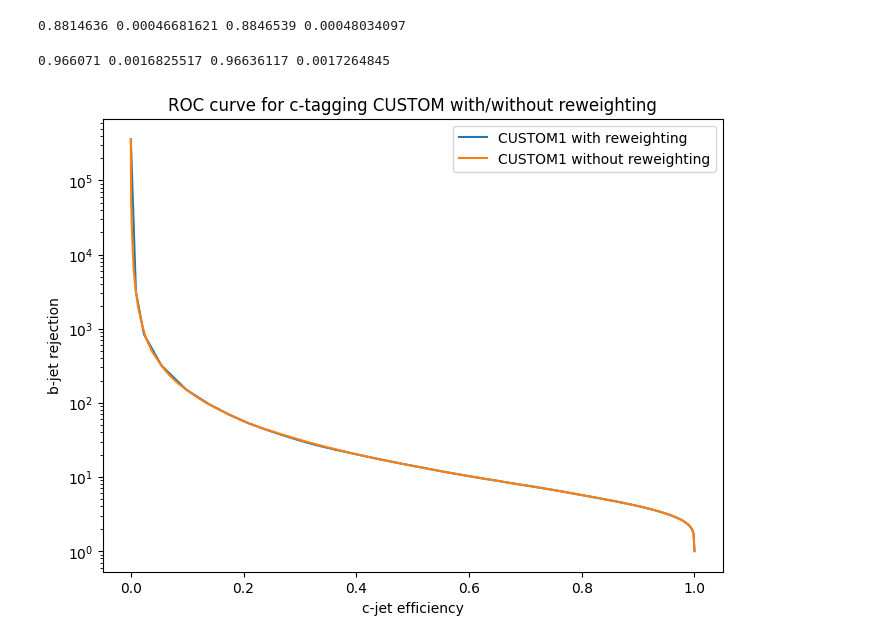
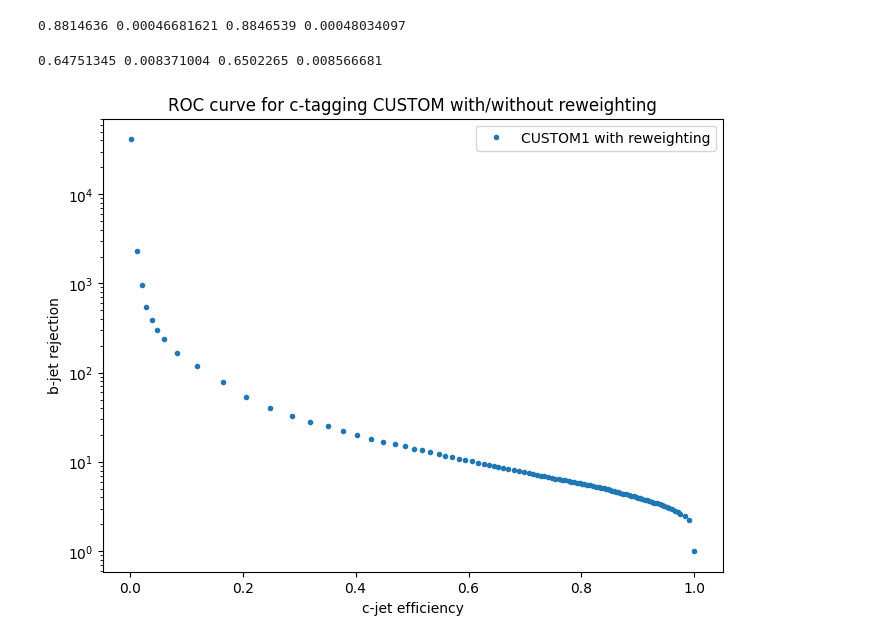
Before and after one commit to hairlessdevil/custom, a Jupyter notebook: custom_proto.ipynb, the cells around one changed output. Saved outputs shown, nothing was run; the diff lists cells and outputs as text; code cells hidden in the pictures.

```diff
--- a/custom_proto.ipynb
+++ b/custom_proto.ipynb
@@ -56,0 +138,7 @@ print(X_vali.shape, y_vali.shape)
+# %%
+#train test split
+X_t, X_test, y_t, y_test = train_test_split(data_X, data_y, train_size=500000, random_state=114514)
+# %%
+#train validation split
+X_train_full, X_vali, y_train_full, y_vali = train_test_split(X_t, y_t, test_size=50000, random_state=114514)
+print(y_vali.shape)
@@ -182,7 +329,7 @@ device = torch.device("cuda" if torch.cuda.is_available() else "cpu")
 print("device:", device)
 
 #set training hyperparameter for training:
-epochs = 3
+epochs = 5
 batch_size = 256
 learning_rate = 3e-3
 
@@ -228,18 +375,18 @@ Finished Epoch 3 , training loss: 0.2906988406410209
 # %%
 pred_lst = []
 with torch.no_grad():
-    model.eval()
+    model_10k.eval()
     for vali_data in dataloader_vali:
         X, y = vali_data[0], vali_data[1]
         y = y.type(torch.FloatTensor)
         X, y = X.float().to(device), y.to(device)
         y = y.view(y.size(0), -1)
-        prediction = model(X)
+        prediction = model_10k(X)
         prediction = prediction.cpu().detach().numpy()
         y = y.cpu().detach().numpy()
         result = np.hstack((prediction,y))
         pred_lst.append(result)
-    model.train()
+    model_10k.train()
 
 pred_label = np.concatenate(pred_lst)
 print(pred_label.shape)
@@ -308,26 +455,26 @@ b_rej_CUSTOM1w = 1/b_eff_CUSTOM1w
 # %%
 b_CUSTOM1 = pred_label[pred_label[:, 1] == 0]
 c_CUSTOM1 = pred_label[pred_label[:, 1] == 1]
 b_len, c_len = b_CUSTOM1.shape[0], c_CUSTOM1.shape[0]
 print(np.max(b_CUSTOM1[:,0]), np.min(b_CUSTOM1[:,0]), np.max(c_CUSTOM1[:,0]), np.min(c_CUSTOM1[:,0]))
 
-thresh_CUSTOM1 = np.linspace(0.0016, 0.966, 100)
+thresh_CUSTOM1 = np.linspace(0.0083, 0.6475, 100)
 b_eff_CUSTOM1 = np.array([np.count_nonzero((b_CUSTOM1[:, 0] > thresh)) for thresh in thresh_CUSTOM1])/b_len
 c_eff_CUSTOM1 = np.array([np.count_nonzero((c_CUSTOM1[:, 0] > thresh)) for thresh in thresh_CUSTOM1])/c_len
 b_rej_CUSTOM1 = 1/b_eff_CUSTOM1
 
 
 plt.figure(figsize=(8,6), dpi=100)
-plt.plot(c_eff_CUSTOM1, b_rej_CUSTOM1, label = "CUSTOM1 with reweighting")
-plt.plot(c_eff_CUSTOM1w, b_rej_CUSTOM1w, label = "CUSTOM1 without reweighting")
+plt.plot(c_eff_CUSTOM1, b_rej_CUSTOM1, ".", label = "CUSTOM1 with reweighting")
+#plt.plot(c_eff_CUSTOM1w, b_rej_CUSTOM1w, label = "CUSTOM1 without reweighting")
 #plt.plot(c_eff_ATLAS, b_rej_ATLAS, label = "ATLAS-like")
 #plt.plot(c_eff_CMS, b_rej_CMS, label = "CMS-like")
 plt.yscale("log", base = 10)
 plt.xlabel("c-jet efficiency")
 plt.ylabel("b-jet rejection")
 plt.title("ROC curve for c-tagging CUSTOM with/without reweighting")
 plt.legend()
 plt.show()
 # %% [output]
-0.966071 0.0016825517 0.96636117 0.0017264845
+0.64751345 0.008371004 0.6502265 0.008566681
-[figure, old version]
+[figure, new version]
```
Also changed, not shown: parts of 14 cells of this notebook.
